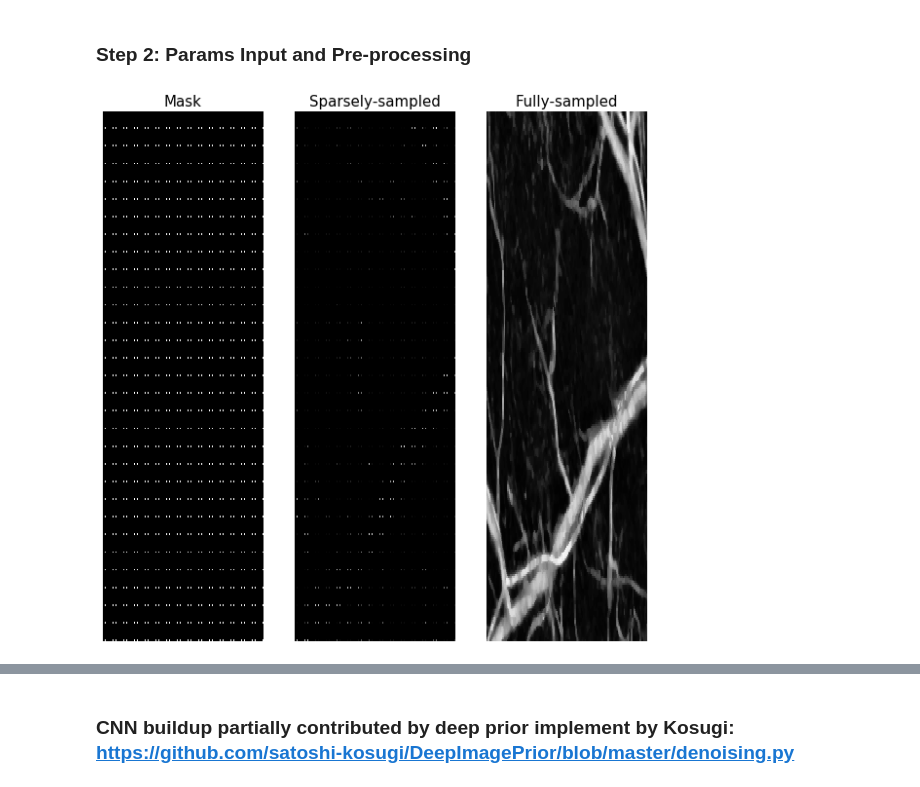
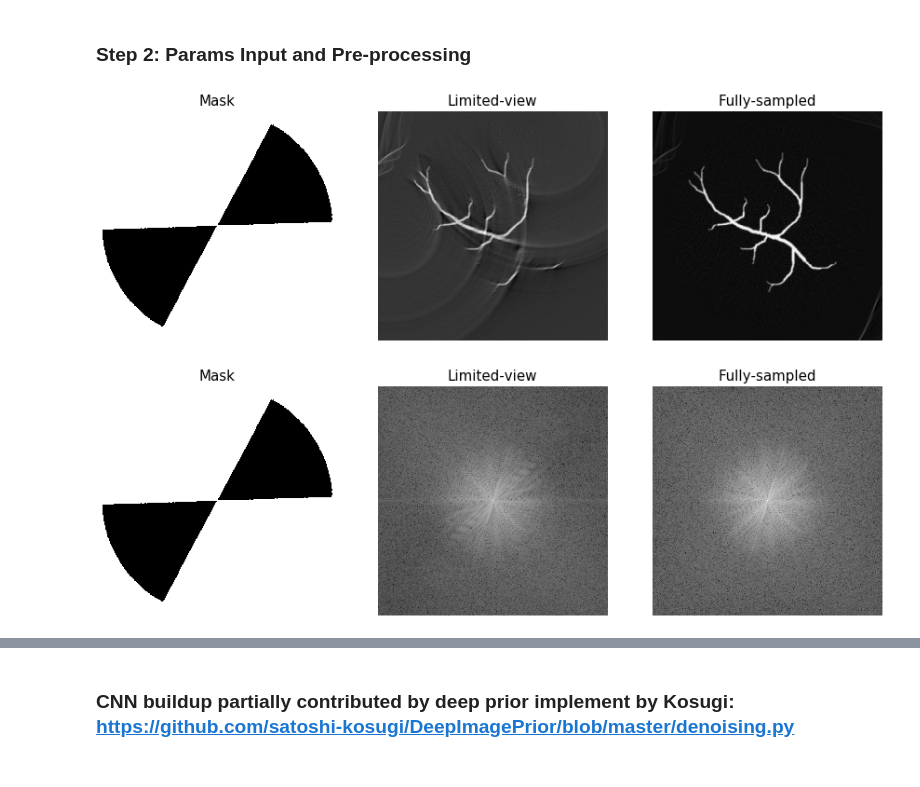
Before and after one commit to trivu169/deep-prior-pam, a Jupyter notebook: dipPAM.ipynb, the cells around one changed output, grey strips where cells are left out. Cells and saved outputs as stored; diff of their text form; code cells hidden in the pictures.

```diff
--- a/dipPAM.ipynb
+++ b/dipPAM.ipynb
@@ -36,20 +36,21 @@ SAVE_OUTPUT = True  # Save auxillary info (training time and noise reg) output i
 ### Step 2: Params Input and Pre-processing
 # %%
 imgpath = './Data/'
-imgname = '20190524_ear_drug   8_Image0_index0_pad_5-10'
+imgname = 'combined_spatial_ideal_corner'
 imgsuffix = 'png'
 if REG_TRAINING:
     im = cv2.imread(imgpath + imgname + '.' + imgsuffix)
-    im, im_gt, im_masked, im_mask, im_down, factor = readImg(im)
+    im, im_gt, im_masked, im_mask, im_down = readImg(im,full_img=True, fft = False)
 
     constructPlot(im,
-                  ['', 'Mask', 'Sparsely-sampled', 'Fully-sampled'],
-                  fsize=(10,10))
+                  ['', 'Mask', 'Limited-view', 'Fully-sampled'],
+                  fsize=(15,15))
 
 #     plt.imshow(im_down)
 #     plt.show()
 
 #     plt.imshow(im_masked)
 #     plt.show()
 # %% [output]
-[figure, old version]
+[figure, new version]
+[figure, added]
```
Also changed, not shown: parts of 4 cells of this notebook, 7 other files.
